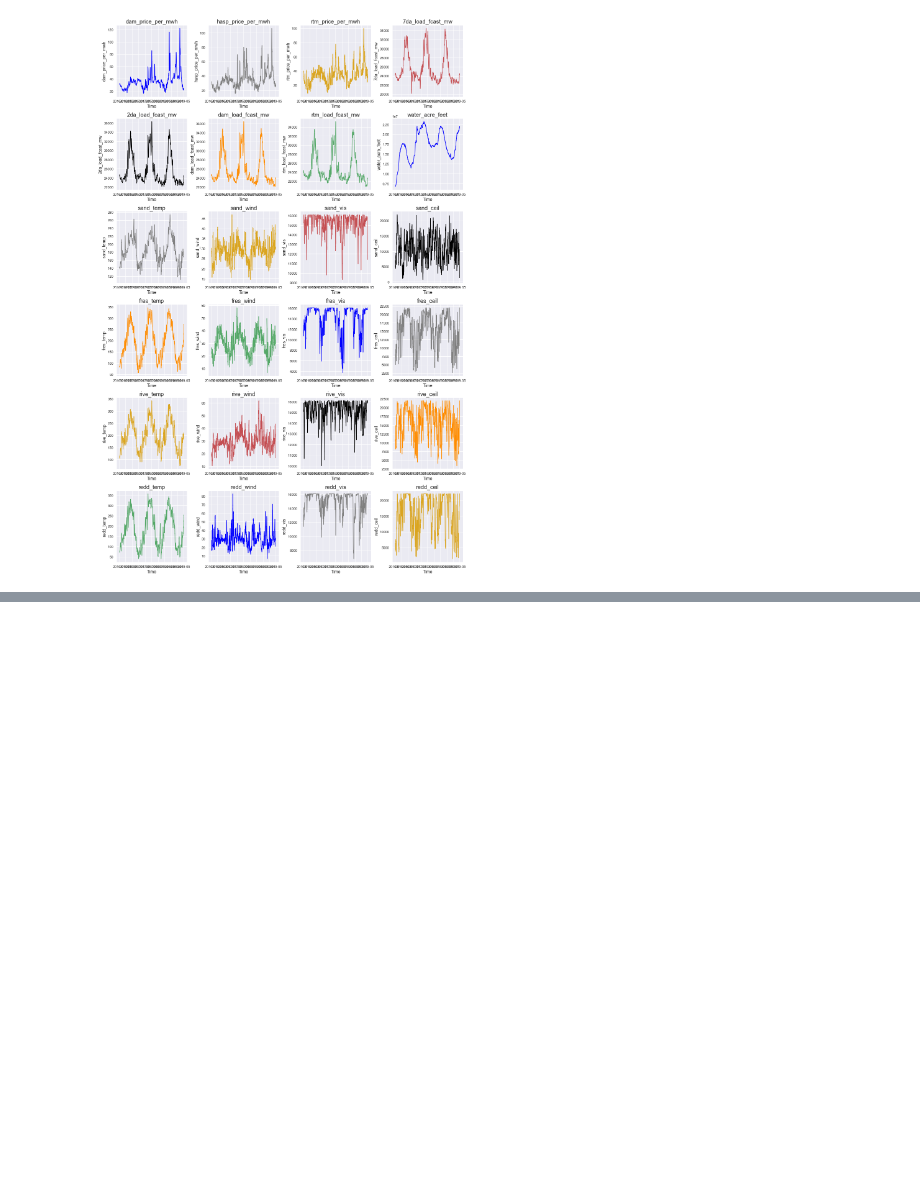
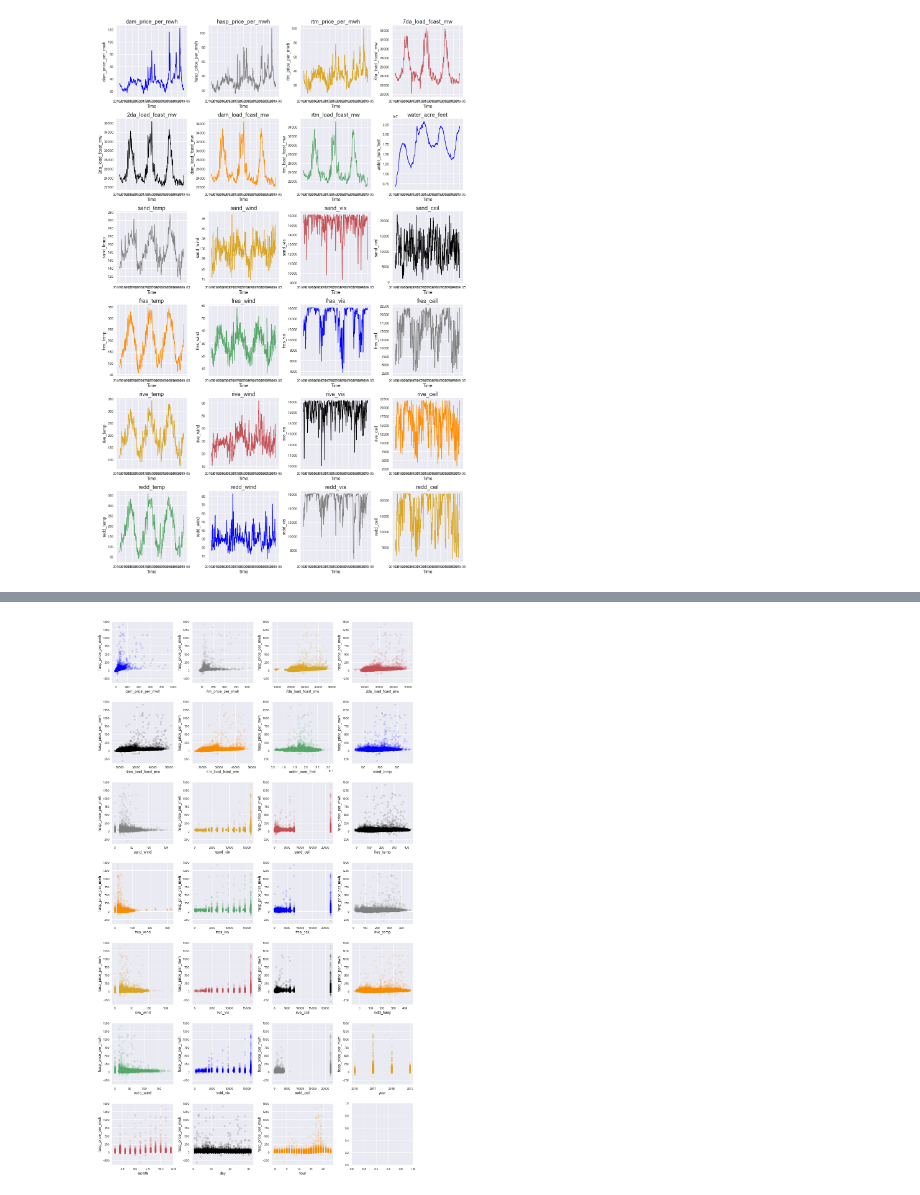
Before and after one commit to manukalia/CA_Electricty_Price_Prediction_Neural_Net, a Jupyter notebook: code/5. EDA and Inspection.ipynb, the cells around one changed output, grey strips where cells are left out. Saved outputs shown, nothing was run; the diff lists cells and outputs as text; code cells hidden in the pictures; blank space fills up the shorter version.

```diff
--- a/code/5. EDA and Inspection.ipynb
+++ b/code/5. EDA and Inspection.ipynb
@@ -233,0 +287,4 @@ df.describe().T
+# %%
+gen_scatterplots(df, 'hasp_price_per_mwh', hasp_features, 4,'../images/hasp_price_vs_all_scatters')
+# %% [output]
+[figure, added]
```
Also changed, not shown: parts of 12 cells of this notebook, 7 other files.
